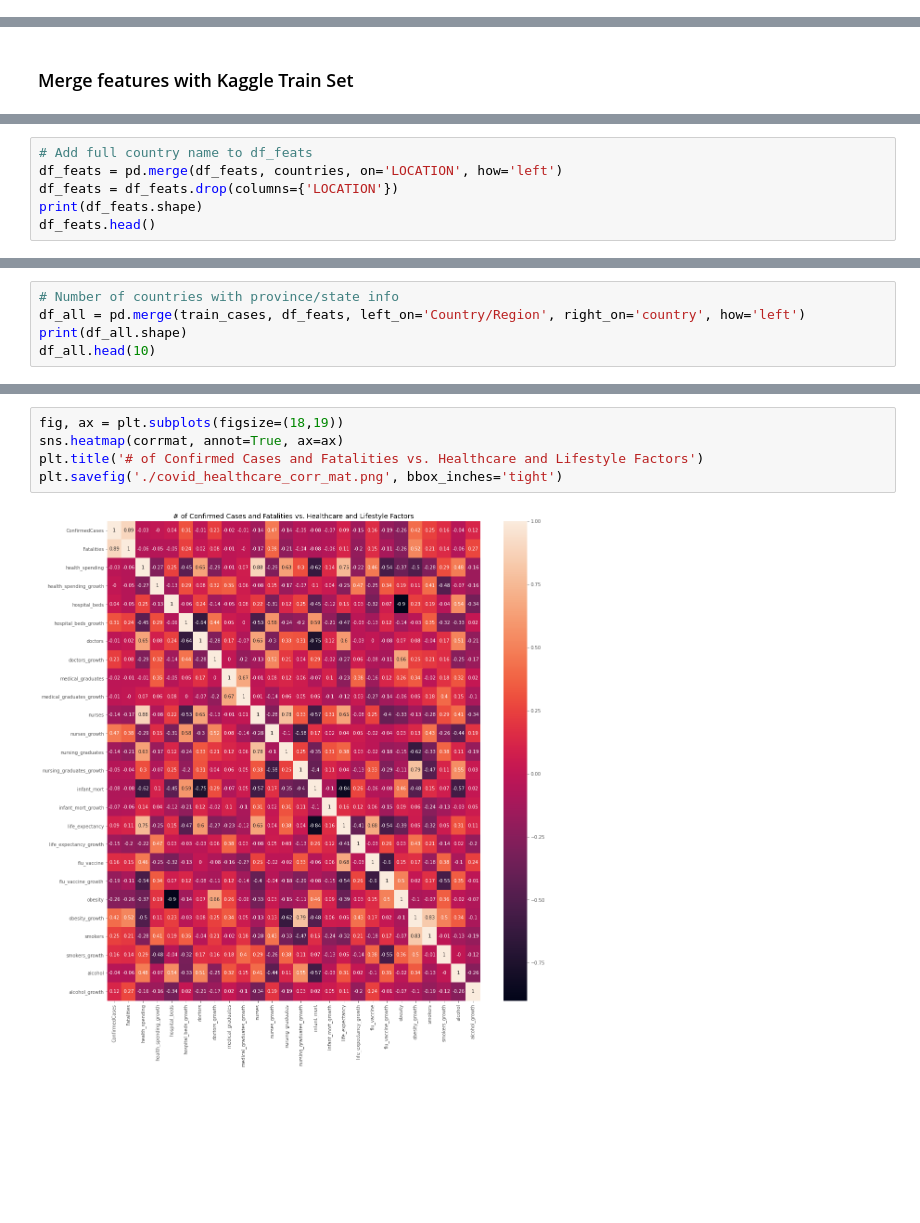
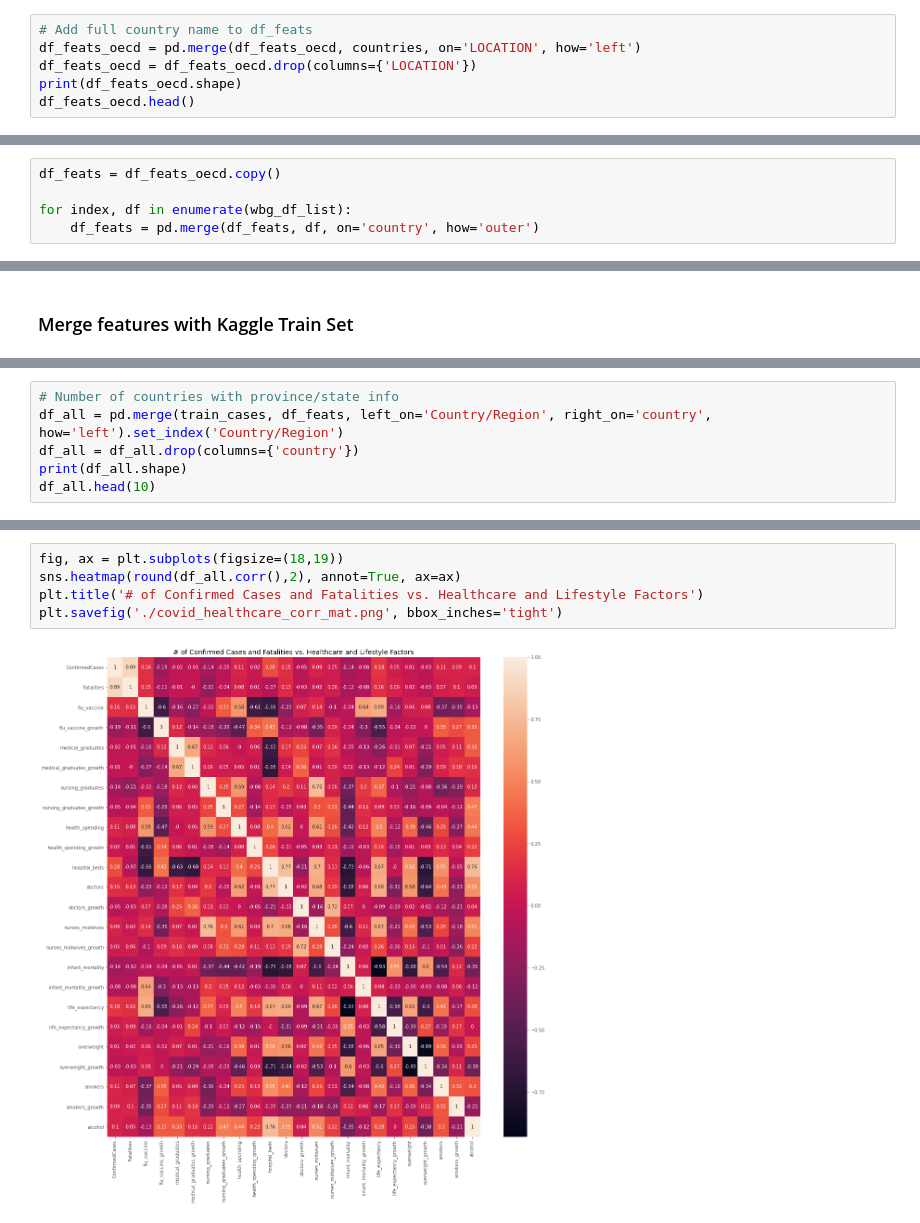
Before and after one commit to klostest/kaggle-covid, a Jupyter notebook: Claudia/01_EDA_covid_healthcare_features.ipynb, the cells around one changed output, grey strips where cells are left out. Cells and saved outputs as stored; diff of their text form; blank space fills up the shorter version.

```diff
--- a/Claudia/01_EDA_covid_healthcare_features.ipynb
+++ b/Claudia/01_EDA_covid_healthcare_features.ipynb
@@ -178,0 +207,6 @@ for index, df in enumerate(df_list):
+# %%
+# Add full country name to df_feats
+df_feats_oecd = pd.merge(df_feats_oecd, countries, on='LOCATION', how='left')
+df_feats_oecd = df_feats_oecd.drop(columns={'LOCATION'})
+print(df_feats_oecd.shape)
+df_feats_oecd.head()
@@ -179,3 +221,8 @@ for index, df in enumerate(df_list):
+# %%
+df_feats = df_feats_oecd.copy()
+
+for index, df in enumerate(wbg_df_list):
+    df_feats = pd.merge(df_feats, df, on='country', how='outer')
 # %%
 df_feats.head()
 # %% [output]
@@ -202,6 +249,0 @@ countries.head()
-# %%
-# Add full country name to df_feats
-df_feats = pd.merge(df_feats, countries, on='LOCATION', how='left')
-df_feats = df_feats.drop(columns={'LOCATION'})
-print(df_feats.shape)
-df_feats.head()
@@ -217,6 +250,7 @@ df_feats.head()
 # %%
 # Number of countries with province/state info
-df_all = pd.merge(train_cases, df_feats, left_on='Country/Region', right_on='country', how='left')
+df_all = pd.merge(train_cases, df_feats, left_on='Country/Region', right_on='country', how='left').set_index('Country/Region')
+df_all = df_all.drop(columns={'country'})
 print(df_all.shape)
 df_all.head(10)
 # %% [output]
@@ -282,7 +361,7 @@ corrmat_pval
 # %%
 fig, ax = plt.subplots(figsize=(18,19))
-sns.heatmap(corrmat, annot=True, ax=ax)
+sns.heatmap(round(df_all.corr(),2), annot=True, ax=ax)
 plt.title('# of Confirmed Cases and Fatalities vs. Healthcare and Lifestyle Factors')
 plt.savefig('./covid_healthcare_corr_mat.png', bbox_inches='tight')
 # %% [output]
-[figure, old version]
+[figure, new version]
```
Also changed, not shown: parts of 27 cells of this notebook.
